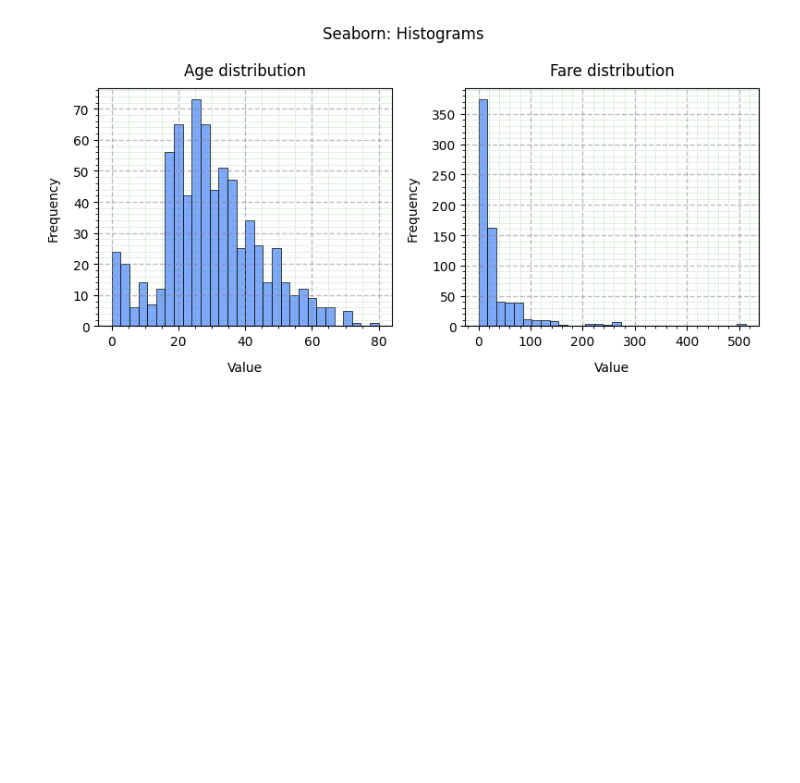
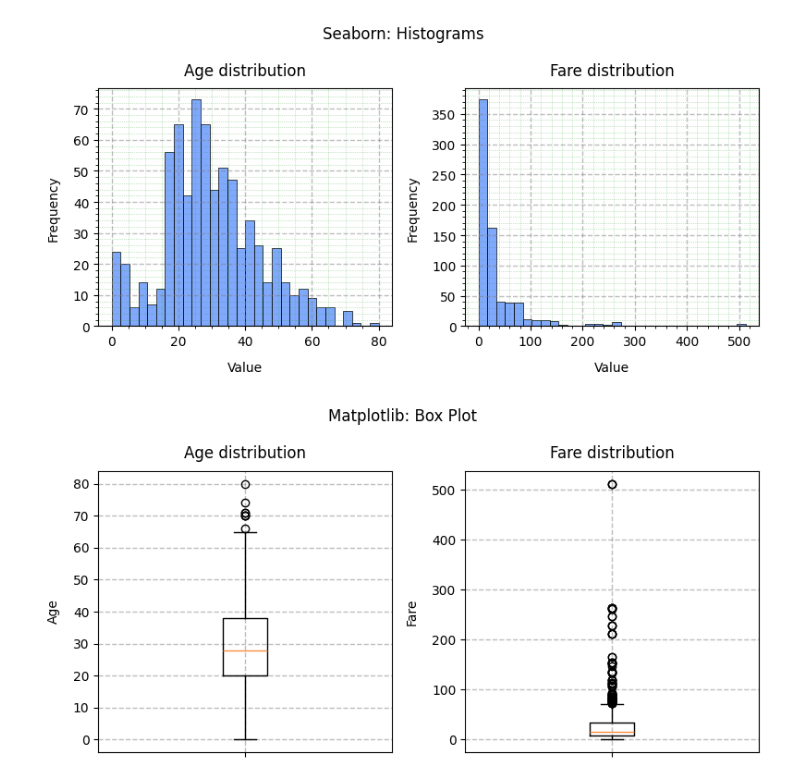
Before and after one commit to BogdanPinchuk/DataScience-PBY_HW8, a Jupyter notebook: Bohdan_Pinchuk_DS_HW8.ipynb, the cells around one changed output. Saved outputs shown, nothing was run; the diff lists cells and outputs as text; code cells hidden in the pictures; blank space fills up the shorter version.

Commit message:
[Homework8] - implemented box plot

```diff
--- a/Bohdan_Pinchuk_DS_HW8.ipynb
+++ b/Bohdan_Pinchuk_DS_HW8.ipynb
@@ -225,3 +225,31 @@ fig.update_xaxes(showline=True, linewidth=1, linecolor='black', mirror=True)
 fig.update_yaxes(showline=True, linewidth=1, linecolor='black', mirror=True)
 
 fig.show()
+# %%
+# Graphic results - Box Plot - Matplotlib
+
+import matplotlib.pyplot as plt
+
+# Input data
+
+# Solution
+_, axes = plt.subplots(1, 2, figsize=(8, 4))
+
+ax = axes[0]
+ax.boxplot(ages, tick_labels=[''])
+ax.grid(axis='both', visible=True, which='major', ls='--', linewidth=1.0, color='tab:gray')
+ax.set_title("Age distribution", pad=10, loc='center', color='black')
+ax.set_ylabel("Age", labelpad=10, loc='center', color='black')
+
+ax = axes[1]
+ax.boxplot(fares, tick_labels=[''])
+ax.grid(axis='both', visible=True, which='major', ls='--', linewidth=1.0, color='tab:gray')
+ax.set_title("Fare distribution", pad=10, loc='center', color='black')
+ax.set_ylabel("Fare", labelpad=10, loc='center', color='black')
+
+plt.suptitle('Matplotlib: Box Plot')
+
+plt.tight_layout()
+plt.show()
+# %% [output]
+[figure, added]
```
Also changed, not shown: parts of 1 cell of this notebook.
